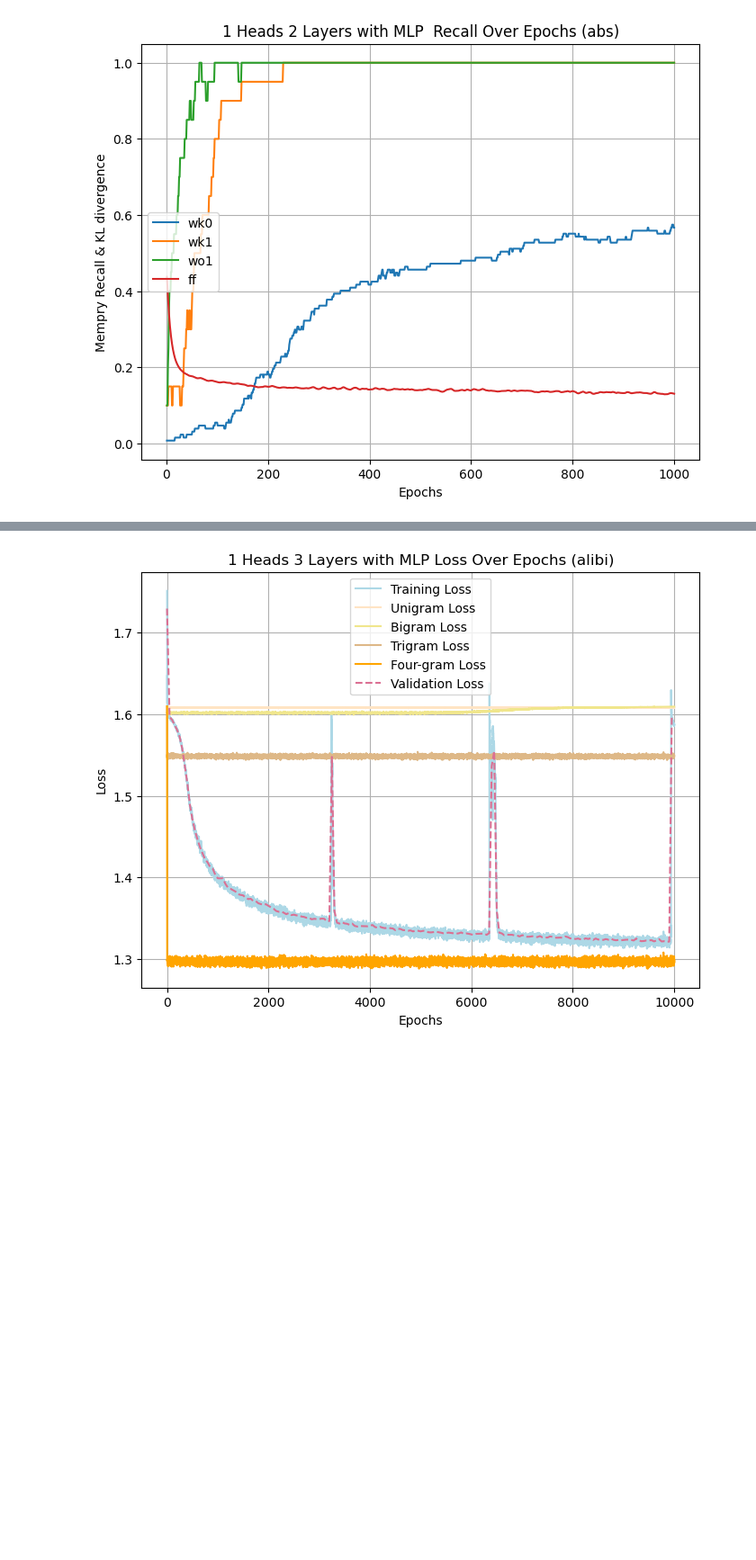
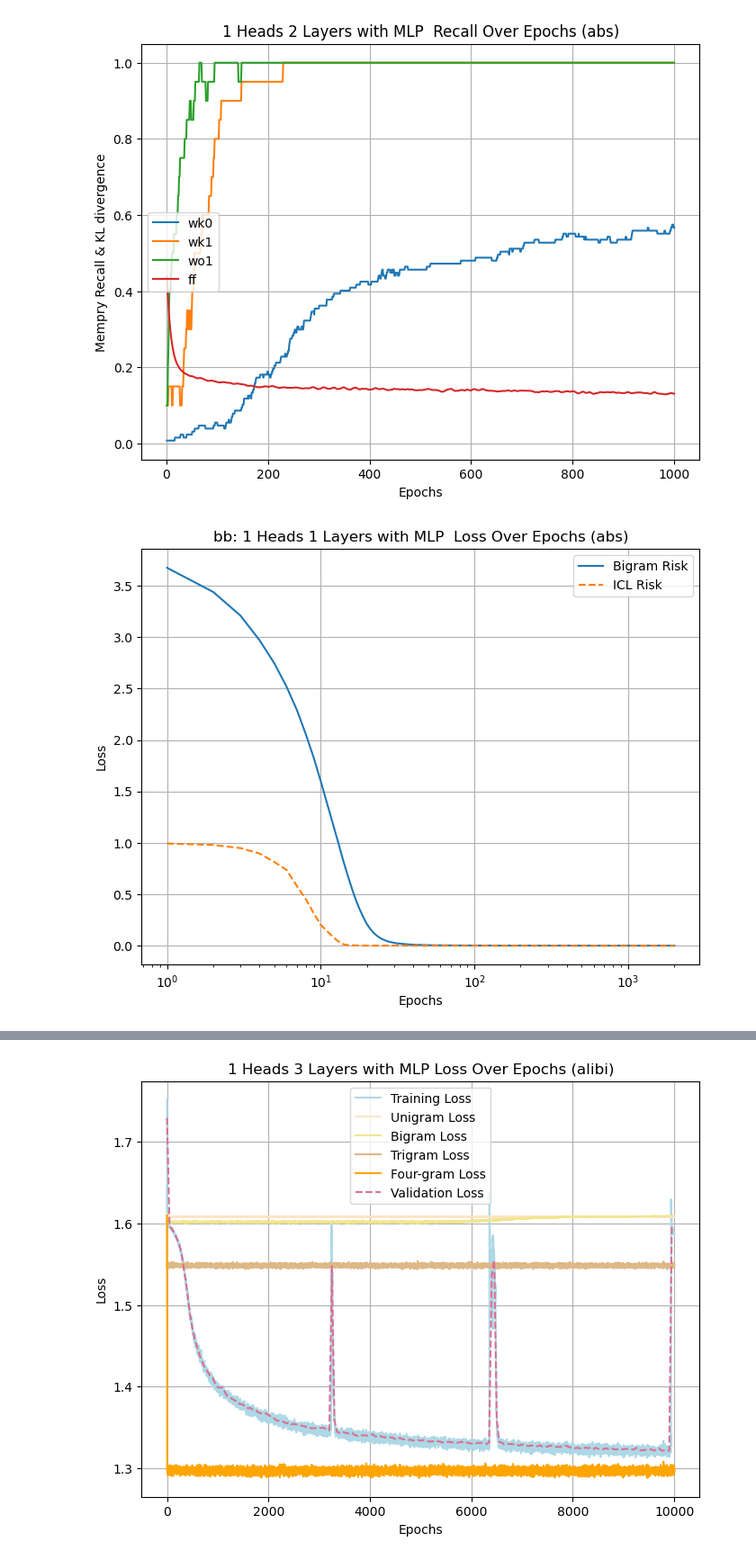
Before and after one commit to ezyhdxm/ICL, a Jupyter notebook: markov_attn.ipynb, the cells around one changed output, grey strips where cells are left out. Shown at 90% size. Saved outputs shown, nothing was run; the diff lists cells and outputs as text; code cells hidden in the pictures; blank space fills up the shorter version.

Commit message:
fixed a few bugs; add bigram/icl risk

```diff
--- a/markov_attn.ipynb
+++ b/markov_attn.ipynb
@@ -301,4 +324,8 @@ train_losses, eval_losses, eval_steps, attn_maps, test_attn_maps = train(model,
 plot_probes(probes, config)
 # %% [output]
 [figure]
+# %%
+plot_bigram_icl_risk(config, train_results, "bb")
+# %% [output]
+[figure, added]
 # %%
```
Also changed, not shown: parts of 9 cells of this notebook, 5 other files.
